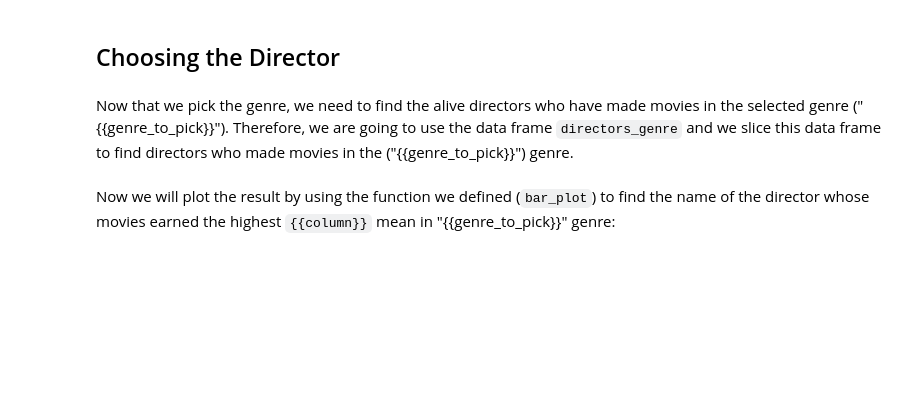
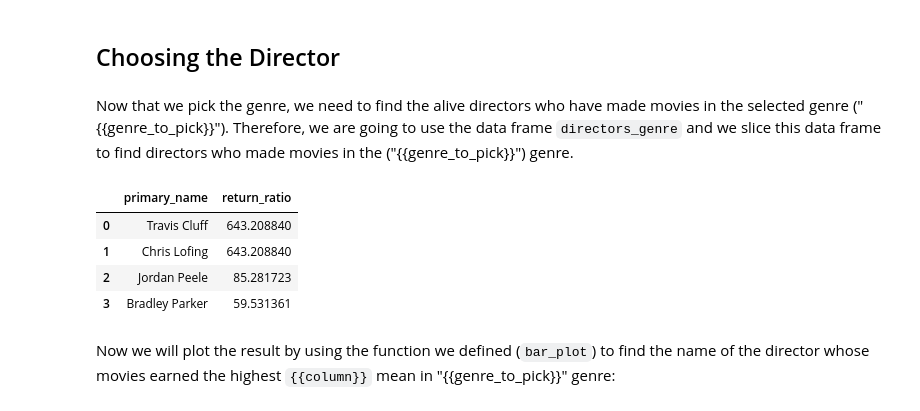
Before and after one commit to miladshiraniUCB/Potential-Movie-Studios-Director-Genre-Recommendations-, a Jupyter notebook: student.ipynb, the cells around one changed output. Drawn from its saved outputs; the diff is of its cells as text; code cells hidden in the pictures; blank space fills up the shorter version.

```diff
--- a/student.ipynb
+++ b/student.ipynb
@@ -733,16 +753,23 @@ Now that we pick the genre, we need to find the alive directors who have made mo
 # %%
 condition = directors_genre["genres"].str.contains(genre_to_pick)
 
 
 directors = directors_genre.loc[condition]
 directors_return_ratio = directors.groupby("primary_name")[column].mean()
 directors_to_pick = directors_return_ratio.to_frame()
 directors_to_pick.reset_index(inplace = True)
 top_directors = directors_to_pick.sort_values(column,
                                                 ascending=False).head(4)
 
 top_directors.reset_index(inplace = True, drop = True)
 top_directors_list = list(top_directors["primary_name"])
+top_directors
+# %% [output]
+|  | primary_name | return_ratio |
+| 0 | Travis Cluff | 643.208840 |
+| 1 | Chris Lofing | 643.208840 |
+| 2 | Jordan Peele | 85.281723 |
+| 3 | Bradley Parker | 59.531361 |
 # %% [markdown]
 Now we will plot the result by using the function we defined (`bar_plot`) to find the name of the director whose movies earned the highest `{{column}}` mean in "{{genre_to_pick}}" genre:
 # %%
```
Also changed, not shown: parts of 5 cells of this notebook, 4 other files.
